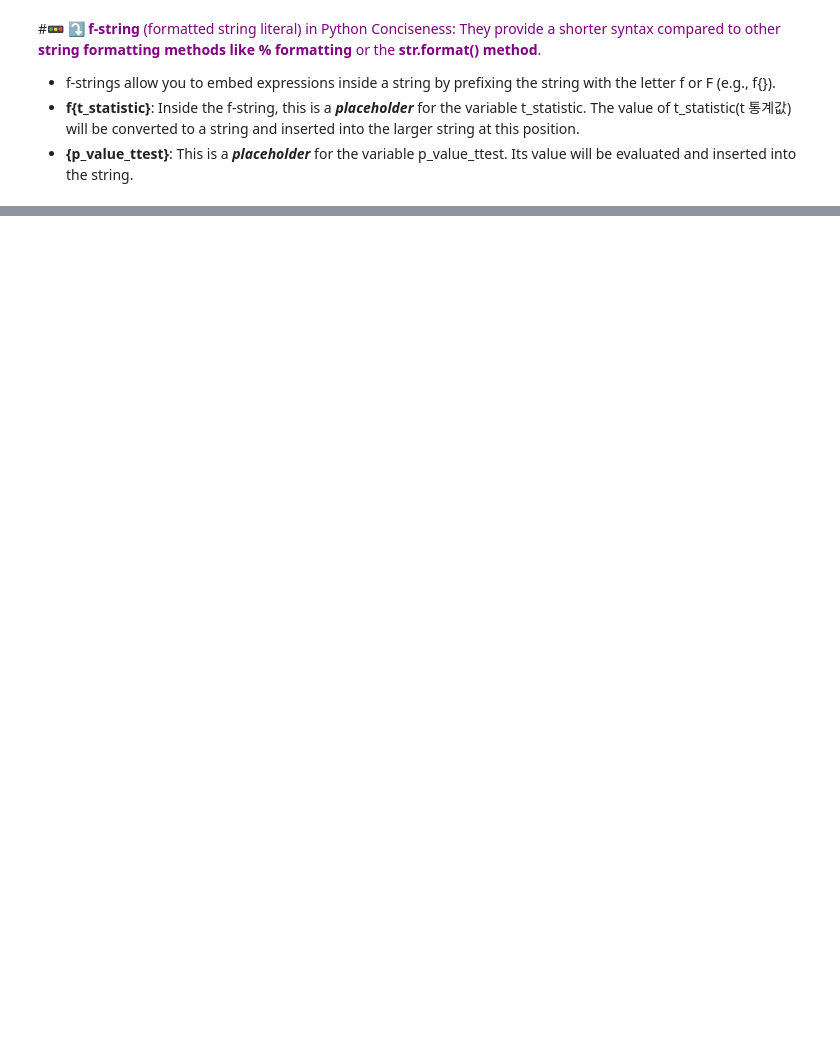
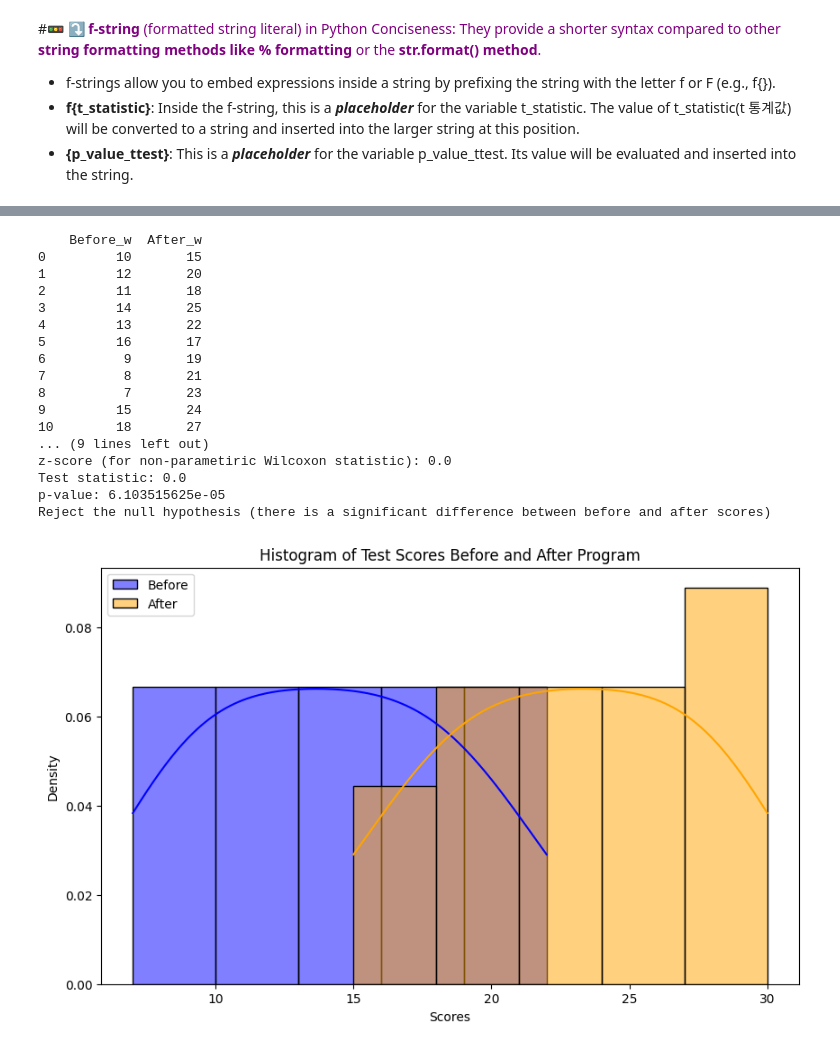
Before and after one commit to adorable827/Data_Analysis, a Jupyter notebook: 12_Unpaired_Paired_2Sample_Tests.ipynb, the cells around one changed output, grey strips where cells are left out. Saved outputs shown, nothing was run; the diff lists cells and outputs as text; code cells hidden in the pictures; blank space fills up the shorter version.

```diff
--- a/12_Unpaired_Paired_2Sample_Tests.ipynb
+++ b/12_Unpaired_Paired_2Sample_Tests.ipynb
@@ -191 +217,67 @@ Reject the null hypothesis (there is a significant difference between before and
 [figure]
+# %%
+import numpy as np
+
+group3 = np.array([10, 12, 11, 14, 13, 16, 9, 8, 7, 15, 18, 19, 17, 20, 22])
+group4 = np.array([15, 20, 18, 25, 22, 17, 19, 21, 23, 24, 27, 30, 29, 28, 26])
+
+# Convert the data to a pandas DataFrame 🚩 making a dictionary {key:value}
+data = pd.DataFrame({
+    'Before_w': group3,
+    'After_w': group4
+})
+
+print (data)
+print ('\n')
+
+# Perform Wilcoxon signed-rank test as a non-parametric alternative
+w_statistic, p_value_wilcoxon = wilcoxon(data['Before_w'], data['After_w'])
+
+# Calculate z-score (Wilcoxon signed-rank test already includes z-score in output)
+z_score_wilcoxon = w_statistic  # The w_statistic is effectively the z-score for Wilcoxon test
+
+# Print the results of the Wilcoxon signed-rank test using f-strings
+print("\nWilcoxon signed-rank test results:")
+print('\n'f"z-score (for non-parametiric Wilcoxon statistic): {w_statistic}")
+print(f"Test statistic: {w_statistic}")
+print(f"p-value: {p_value_wilcoxon}")
+
+
+
+# Print the results
+
+
+# Interpret the results of the Wilcoxon signed-rank test
+if p_value_wilcoxon < alpha:
+    print("Reject the null hypothesis (there is a significant difference between before and after scores)")
+else:
+    print("Fail to reject the null hypothesis (there is no significant difference between before and after scores)")
+
+# Plot the before and after scores
+plt.figure(figsize=(10, 6))
+sns.histplot(data['Before_w'], kde=True, color='blue', label='Before', stat='density')
+sns.histplot(data['After_w'], kde=True, color='orange', label='After', stat='density')
+plt.xlabel('Scores')
+plt.ylabel('Density')
+plt.title('Histogram of Test Scores Before and After Program')
+plt.legend()
+plt.show()
+# %% [output]
+    Before_w  After_w
+0         10       15
+1         12       20
+2         11       18
+3         14       25
+4         13       22
+5         16       17
+6          9       19
+7          8       21
+8          7       23
+9         15       24
+10        18       27
+... (9 lines left out)
+z-score (for non-parametiric Wilcoxon statistic): 0.0
+Test statistic: 0.0
+p-value: 6.103515625e-05
+Reject the null hypothesis (there is a significant difference between before and after scores)
+[figure, added]
```
Also changed, not shown: parts of 8 cells of this notebook.
